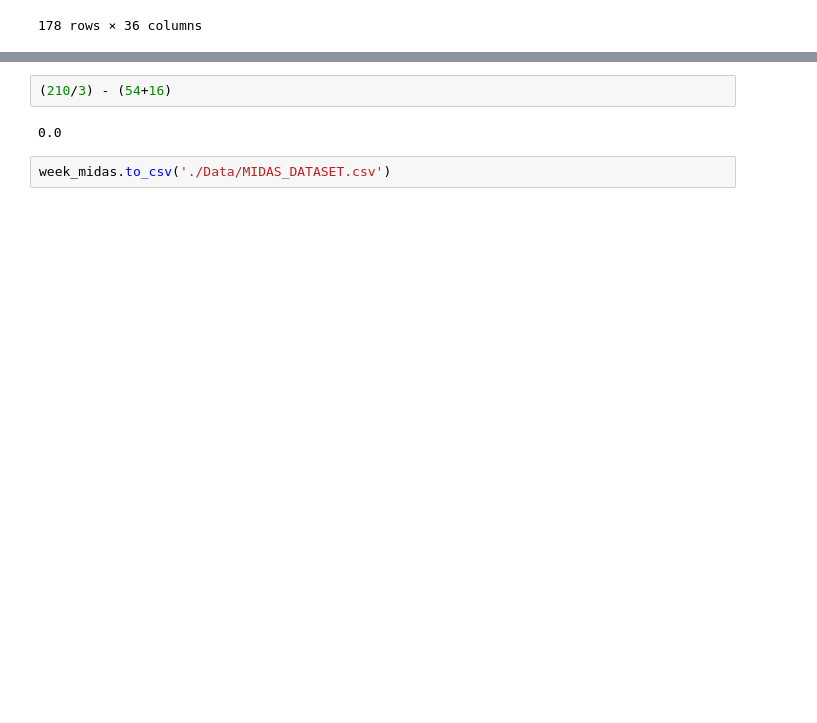
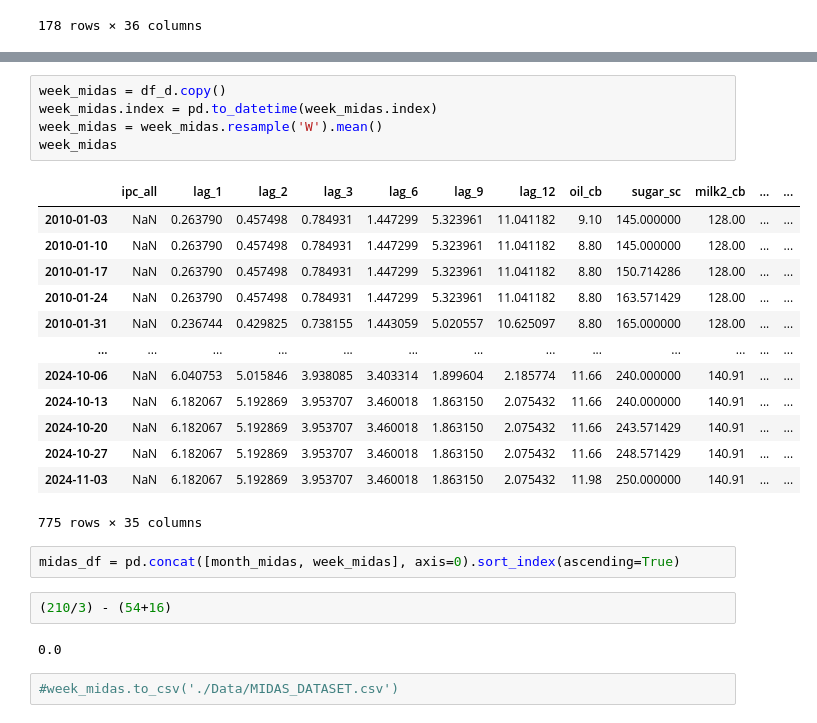
Before and after one commit to osmarbolivar/High-Freq-Inflation-Forecast-2SML, a Jupyter notebook: F3_Forecast.ipynb, the cells around one changed output, grey strips where cells are left out. Saved outputs shown, nothing was run; the diff lists cells and outputs as text; blank space fills up the shorter version.

Commit message:
midas_4

```diff
--- a/F3_Forecast.ipynb
+++ b/F3_Forecast.ipynb
@@ -986,6 +960,27 @@ dtype: int64
+# %%
+week_midas = df_d.copy()
+week_midas.index = pd.to_datetime(week_midas.index)
+week_midas = week_midas.resample('W').mean()
+week_midas
+# %% [output]
+|  | ipc_all | lag_1 | lag_2 | lag_3 | lag_6 | lag_9 | lag_12 | oil_cb | sugar_sc | milk2_cb | ... | ... |
+| 2010-01-03 | NaN | 0.263790 | 0.457498 | 0.784931 | 1.447299 | 5.323961 | 11.041182 | 9.10 | 145.000000 | 128.00 | ... | ... |
+| 2010-01-10 | NaN | 0.263790 | 0.457498 | 0.784931 | 1.447299 | 5.323961 | 11.041182 | 8.80 | 145.000000 | 128.00 | ... | ... |
+| 2010-01-17 | NaN | 0.263790 | 0.457498 | 0.784931 | 1.447299 | 5.323961 | 11.041182 | 8.80 | 150.714286 | 128.00 | ... | ... |
+| 2010-01-24 | NaN | 0.263790 | 0.457498 | 0.784931 | 1.447299 | 5.323961 | 11.041182 | 8.80 | 163.571429 | 128.00 | ... | ... |
+| 2010-01-31 | NaN | 0.236744 | 0.429825 | 0.738155 | 1.443059 | 5.020557 | 10.625097 | 8.80 | 165.000000 | 128.00 | ... | ... |
+| ... | ... | ... | ... | ... | ... | ... | ... | ... | ... | ... | ... | ... |
+| 2024-10-06 | NaN | 6.040753 | 5.015846 | 3.938085 | 3.403314 | 1.899604 | 2.185774 | 11.66 | 240.000000 | 140.91 | ... | ... |
+| 2024-10-13 | NaN | 6.182067 | 5.192869 | 3.953707 | 3.460018 | 1.863150 | 2.075432 | 11.66 | 240.000000 | 140.91 | ... | ... |
+| 2024-10-20 | NaN | 6.182067 | 5.192869 | 3.953707 | 3.460018 | 1.863150 | 2.075432 | 11.66 | 243.571429 | 140.91 | ... | ... |
+| 2024-10-27 | NaN | 6.182067 | 5.192869 | 3.953707 | 3.460018 | 1.863150 | 2.075432 | 11.66 | 248.571429 | 140.91 | ... | ... |
+| 2024-11-03 | NaN | 6.182067 | 5.192869 | 3.953707 | 3.460018 | 1.863150 | 2.075432 | 11.98 | 250.000000 | 140.91 | ... | ... |
+775 rows × 35 columns
+# %%
+midas_df = pd.concat([month_midas, week_midas], axis=0).sort_index(ascending=True)
 # %%
 (210/3) - (54+16)
 # %% [output]
 0.0
 # %%
-week_midas.to_csv('./Data/MIDAS_DATASET.csv')
+#week_midas.to_csv('./Data/MIDAS_DATASET.csv')
```
Also changed, not shown: parts of 6 cells of this notebook, 4 other files.
